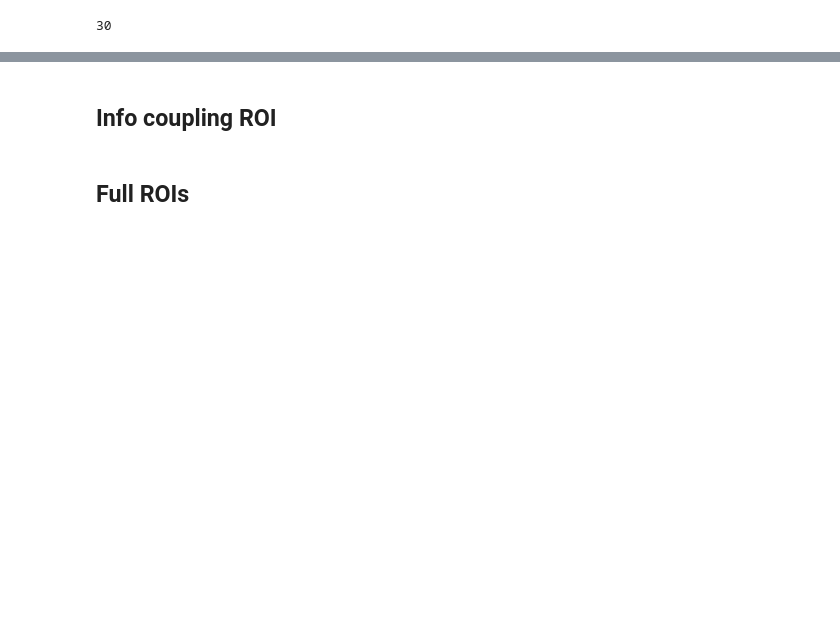
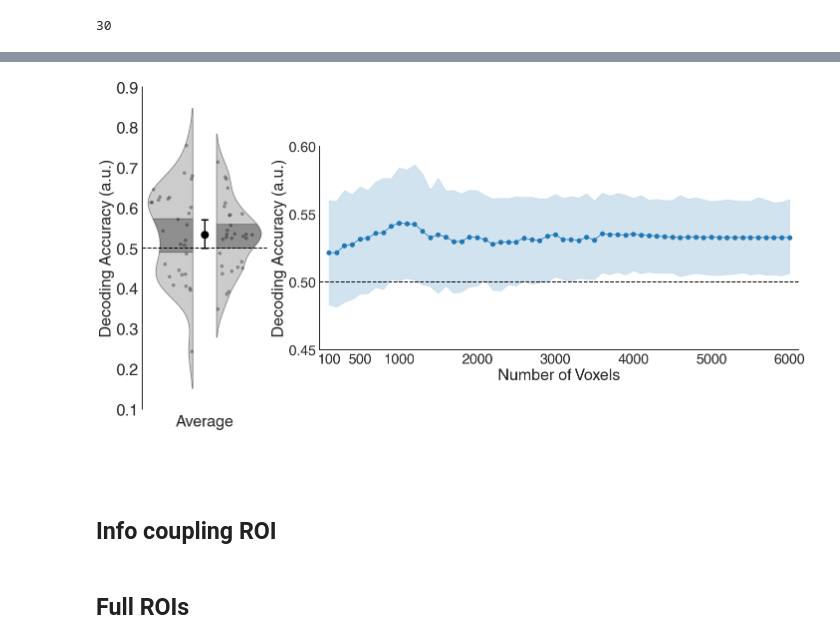
Before and after one commit to GAldegheri/vistemp_fmri, a Jupyter notebook: analysis/TryReadRes.ipynb, the cells around one changed output, grey strips where cells are left out. Saved outputs shown, nothing was run; the diff lists cells and outputs as text; code cells hidden in the pictures; blank space fills up the shorter version.

```diff
--- a/analysis/TryReadRes.ipynb
+++ b/analysis/TryReadRes.ipynb
@@ -133,3 +191,22 @@ plt.savefig('results_plots/vistemp_1718_nvox.pdf')
+# %%
+tfce_pvals_1718 = [0.6432, 0.6653, 0.518 , 0.4839, 0.3441, 0.3401, 0.257 , 0.296 ,
+       0.1949, 0.1742, 0.2019, 0.1989, 0.2618, 0.3257, 0.2768, 0.2809,
+       0.3723, 0.3472, 0.2396, 0.2256, 0.2366, 0.3096, 0.2661, 0.2661,
+       0.2532, 0.171 , 0.2083, 0.219 , 0.151 , 0.119 , 0.1886, 0.1923,
+       0.2119, 0.1622, 0.2159, 0.1155, 0.1109, 0.1109, 0.1058, 0.0939,
+       0.0939, 0.0855, 0.0986, 0.1027, 0.1081, 0.1094, 0.1039, 0.1039,
+       0.1081, 0.1039, 0.1081, 0.1081, 0.1081, 0.1081, 0.1081, 0.1081,
+       0.1081, 0.1081, 0.1081, 0.1081]
+# %%
+plot_by_nvoxels(res_1718, right_part=True, measure='correct', tfce_pvals=tfce_pvals_1718)
+plt.savefig('results_plots/vistemp_1718_nvox_accuracy.svg')
+# %% [output]
+[figure, added]
+# %% [markdown]
+#
+#
+#
+#
 # %%
 _, ax = plt.subplots(figsize=(12, 8))
 ax.set_ylim([-0.25, 0.25])
```
Also changed, not shown: parts of 15 cells of this notebook, 12 other files.
